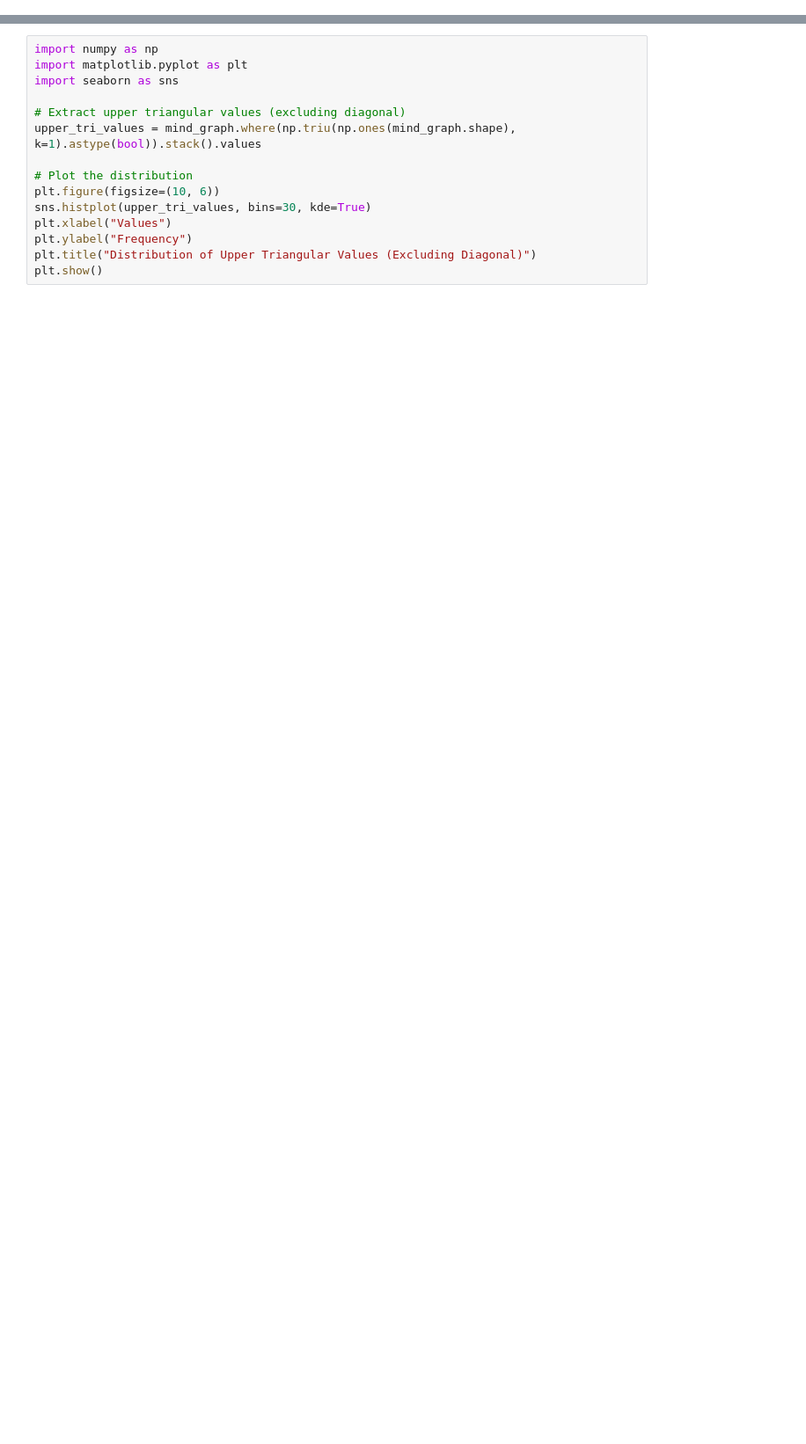
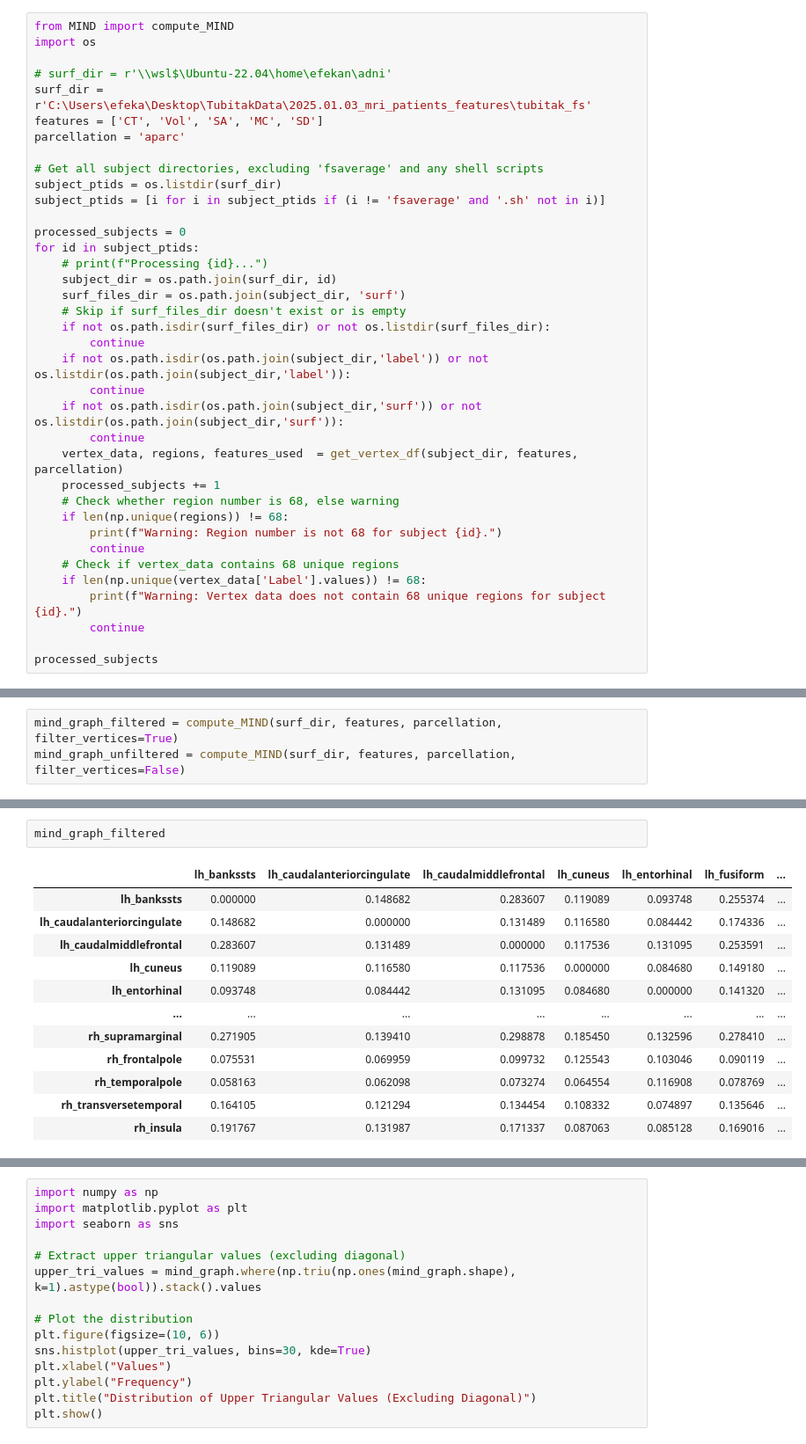
Before and after one commit to efekankavalci/MIND, a Jupyter notebook: create_graph.ipynb, the cells around one changed output, grey strips where cells are left out. Shown: that part at 88% size. Cells and saved outputs as stored; diff of their text form; blank space fills up the shorter version.

```diff
--- a/create_graph.ipynb
+++ b/create_graph.ipynb
@@ -8,0 +18,37 @@ parcellation = 'aparc'
+# %%
+from MIND import compute_MIND
+import os
+
+# surf_dir = r'\\wsl$\Ubuntu-22.04\home\efekan\adni'
+surf_dir = r'C:\Users\efeka\Desktop\TubitakData\2025.01.03_mri_patients_features\tubitak_fs'
+features = ['CT', 'Vol', 'SA', 'MC', 'SD']
+parcellation = 'aparc'
+
+# Get all subject directories, excluding 'fsaverage' and any shell scripts
+subject_ptids = os.listdir(surf_dir)
+subject_ptids = [i for i in subject_ptids if (i != 'fsaverage' and '.sh' not in i)]
+
+processed_subjects = 0
+for id in subject_ptids:
+    # print(f"Processing {id}...")
+    subject_dir = os.path.join(surf_dir, id)
+    surf_files_dir = os.path.join(subject_dir, 'surf')
+    # Skip if surf_files_dir doesn't exist or is empty
+    if not os.path.isdir(surf_files_dir) or not os.listdir(surf_files_dir):
+        continue
+    if not os.path.isdir(os.path.join(subject_dir,'label')) or not os.listdir(os.path.join(subject_dir,'label')):
+        continue
+    if not os.path.isdir(os.path.join(subject_dir,'surf')) or not os.listdir(os.path.join(subject_dir,'surf')):
+        continue
+    vertex_data, regions, features_used  = get_vertex_df(subject_dir, features, parcellation)
+    processed_subjects += 1
+    # Check whether region number is 68, else warning
+    if len(np.unique(regions)) != 68:
+        print(f"Warning: Region number is not 68 for subject {id}.")
+        continue
+    # Check if vertex_data contains 68 unique regions
+    if len(np.unique(vertex_data['Label'].values)) != 68:
+        print(f"Warning: Vertex data does not contain 68 unique regions for subject {id}.")
+        continue
+
+processed_subjects
@@ -104,0 +99,3 @@ mind_graph
+# %%
+mind_graph_filtered = compute_MIND(surf_dir, features, parcellation, filter_vertices=True)
+mind_graph_unfiltered = compute_MIND(surf_dir, features, parcellation, filter_vertices=False)
@@ -104,0 +111,15 @@ mind_graph
+# %%
+mind_graph_filtered
+# %% [output]
+|  | lh_bankssts | lh_caudalanteriorcingulate | lh_caudalmiddlefrontal | lh_cuneus | lh_entorhinal | lh_fusiform | ... |
+| lh_bankssts | 0.000000 | 0.148682 | 0.283607 | 0.119089 | 0.093748 | 0.255374 | ... |
+| lh_caudalanteriorcingulate | 0.148682 | 0.000000 | 0.131489 | 0.116580 | 0.084442 | 0.174336 | ... |
+| lh_caudalmiddlefrontal | 0.283607 | 0.131489 | 0.000000 | 0.117536 | 0.131095 | 0.253591 | ... |
+| lh_cuneus | 0.119089 | 0.116580 | 0.117536 | 0.000000 | 0.084680 | 0.149180 | ... |
+| lh_entorhinal | 0.093748 | 0.084442 | 0.131095 | 0.084680 | 0.000000 | 0.141320 | ... |
+| ... | ... | ... | ... | ... | ... | ... | ... |
+| rh_supramarginal | 0.271905 | 0.139410 | 0.298878 | 0.185450 | 0.132596 | 0.278410 | ... |
+| rh_frontalpole | 0.075531 | 0.069959 | 0.099732 | 0.125543 | 0.103046 | 0.090119 | ... |
+| rh_temporalpole | 0.058163 | 0.062098 | 0.073274 | 0.064554 | 0.116908 | 0.078769 | ... |
+| rh_transversetemporal | 0.164105 | 0.121294 | 0.134454 | 0.108332 | 0.074897 | 0.135646 | ... |
+| rh_insula | 0.191767 | 0.131987 | 0.171337 | 0.087063 | 0.085128 | 0.169016 | ... |
```
Also changed, not shown: parts of 21 cells of this notebook, 17 other files.
